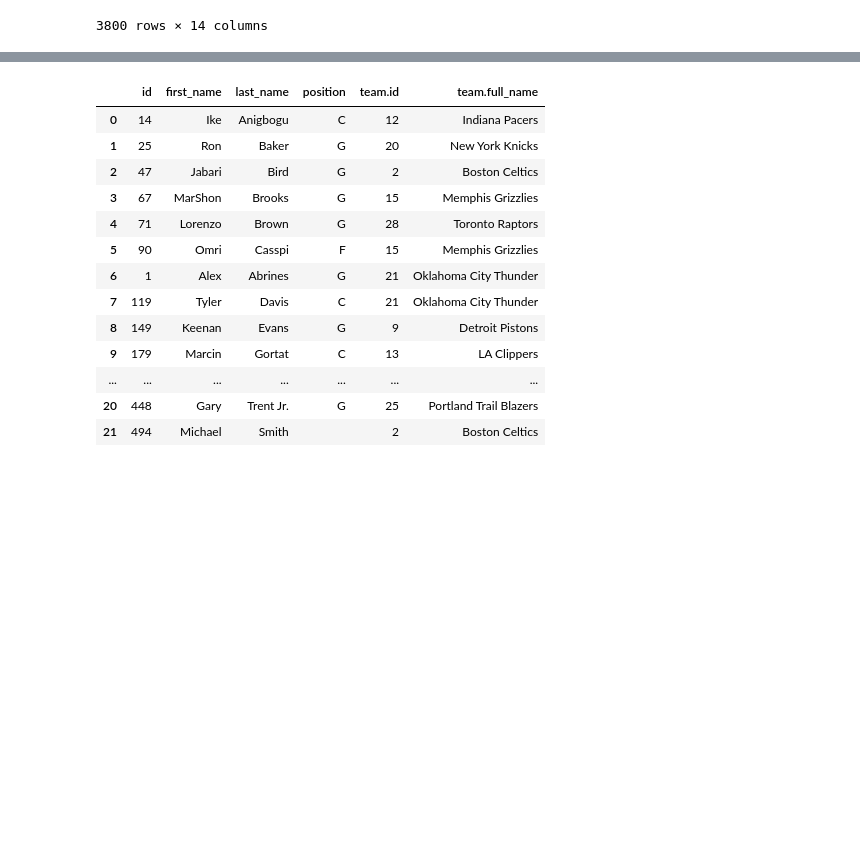
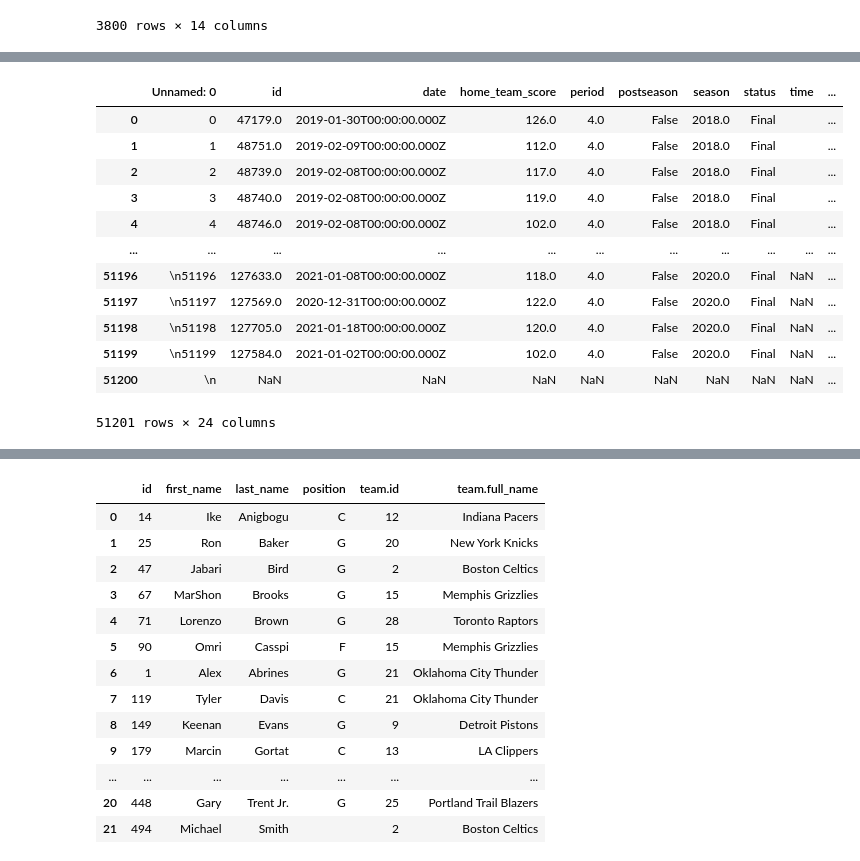
Before and after one commit to RajeeNatch/Basketball-Nerds, a Jupyter notebook: Basketball_stats.ipynb, the cells around one changed output, grey strips where cells are left out. Saved outputs shown, nothing was run; the diff lists cells and outputs as text; code cells hidden in the pictures; blank space fills up the shorter version.

```diff
--- a/Basketball_stats.ipynb
+++ b/Basketball_stats.ipynb
@@ -382,0 +225,17 @@ player_df
+# %%
+games_df = pd.read_csv("games_data.csv", sep='\t', lineterminator='\r')
+games_df
+# %% [output]
+|  | Unnamed: 0 | id | date | home_team_score | period | postseason | season | status | time | ... |
+| 0 | 0 | 47179.0 | 2019-01-30T00:00:00.000Z | 126.0 | 4.0 | False | 2018.0 | Final |  | ... |
+| 1 | 1 | 48751.0 | 2019-02-09T00:00:00.000Z | 112.0 | 4.0 | False | 2018.0 | Final |  | ... |
+| 2 | 2 | 48739.0 | 2019-02-08T00:00:00.000Z | 117.0 | 4.0 | False | 2018.0 | Final |  | ... |
+| 3 | 3 | 48740.0 | 2019-02-08T00:00:00.000Z | 119.0 | 4.0 | False | 2018.0 | Final |  | ... |
+| 4 | 4 | 48746.0 | 2019-02-08T00:00:00.000Z | 102.0 | 4.0 | False | 2018.0 | Final |  | ... |
+| ... | ... | ... | ... | ... | ... | ... | ... | ... | ... | ... |
+| 51196 | \n51196 | 127633.0 | 2021-01-08T00:00:00.000Z | 118.0 | 4.0 | False | 2020.0 | Final | NaN | ... |
+| 51197 | \n51197 | 127569.0 | 2020-12-31T00:00:00.000Z | 122.0 | 4.0 | False | 2020.0 | Final | NaN | ... |
+| 51198 | \n51198 | 127705.0 | 2021-01-18T00:00:00.000Z | 120.0 | 4.0 | False | 2020.0 | Final | NaN | ... |
+| 51199 | \n51199 | 127584.0 | 2021-01-02T00:00:00.000Z | 102.0 | 4.0 | False | 2020.0 | Final | NaN | ... |
+| 51200 | \n | NaN | NaN | NaN | NaN | NaN | NaN | NaN | NaN | ... |
+51201 rows × 24 columns
```
Also changed, not shown: parts of 61 cells of this notebook.
